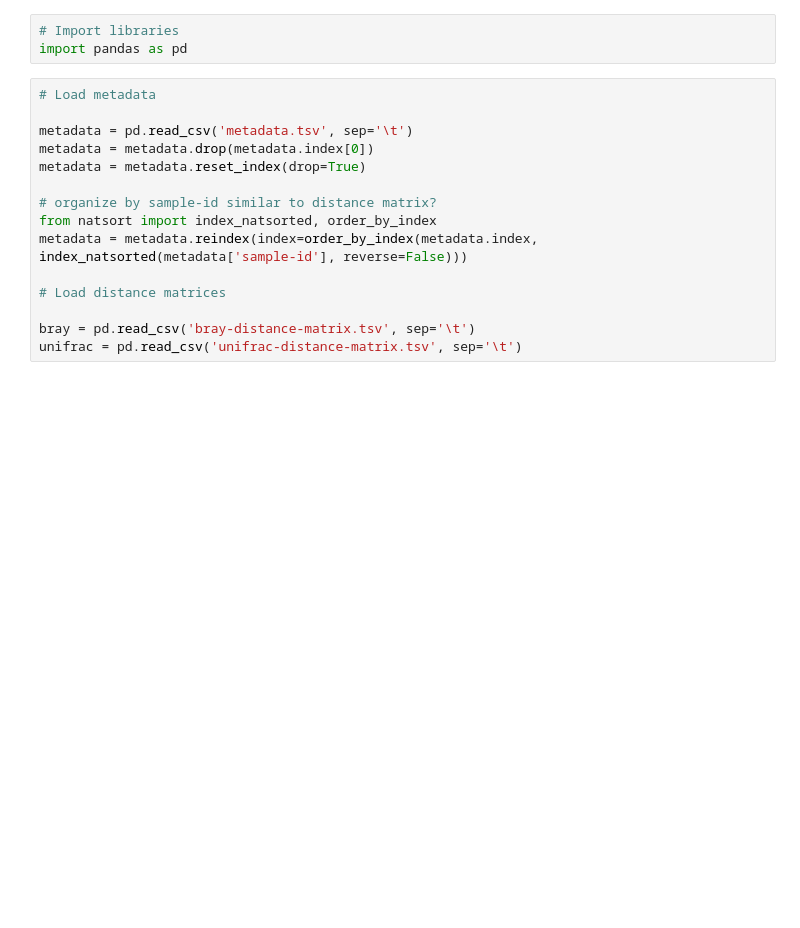
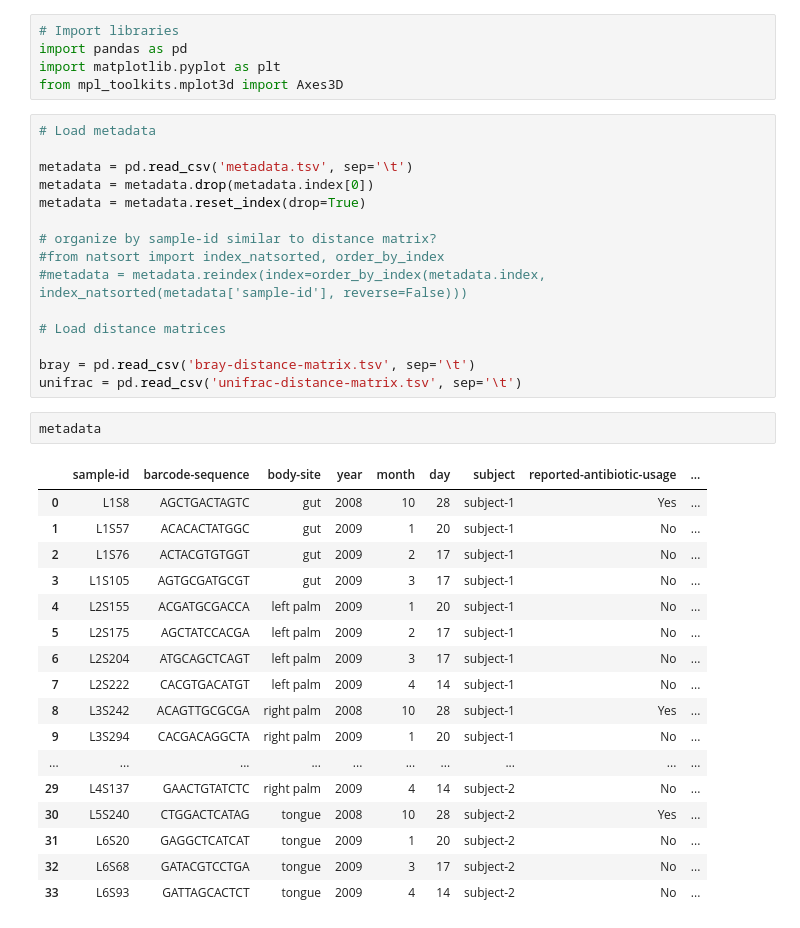
Before and after one commit to FastQCS3-direct/fastqcs3, a Jupyter notebook: beta_diversity_plots.ipynb, the cells around one changed output. Saved outputs shown, nothing was run; the diff lists cells and outputs as text; blank space fills up the shorter version.

```diff
--- a/beta_diversity_plots.ipynb
+++ b/beta_diversity_plots.ipynb
@@ -1,6 +1,8 @@
 # %%
 # Import libraries
 import pandas as pd
+import matplotlib.pyplot as plt
+from mpl_toolkits.mplot3d import Axes3D
 # %%
 # Load metadata
 
@@ -9,11 +11,31 @@ metadata = metadata.drop(metadata.index[0])
 metadata = metadata.reset_index(drop=True)
 
 # organize by sample-id similar to distance matrix?
-from natsort import index_natsorted, order_by_index
-metadata = metadata.reindex(index=order_by_index(metadata.index, index_natsorted(metadata['sample-id'], reverse=False)))
+#from natsort import index_natsorted, order_by_index
+#metadata = metadata.reindex(index=order_by_index(metadata.index, index_natsorted(metadata['sample-id'], reverse=False)))
 
 # Load distance matrices
 
 bray = pd.read_csv('bray-distance-matrix.tsv', sep='\t')
 unifrac = pd.read_csv('unifrac-distance-matrix.tsv', sep='\t')
+# %%
+metadata
+# %% [output]
+|  | sample-id | barcode-sequence | body-site | year | month | day | subject | reported-antibiotic-usage | ... |
+| 0 | L1S8 | AGCTGACTAGTC | gut | 2008 | 10 | 28 | subject-1 | Yes | ... |
+| 1 | L1S57 | ACACACTATGGC | gut | 2009 | 1 | 20 | subject-1 | No | ... |
+| 2 | L1S76 | ACTACGTGTGGT | gut | 2009 | 2 | 17 | subject-1 | No | ... |
+| 3 | L1S105 | AGTGCGATGCGT | gut | 2009 | 3 | 17 | subject-1 | No | ... |
+| 4 | L2S155 | ACGATGCGACCA | left palm | 2009 | 1 | 20 | subject-1 | No | ... |
+| 5 | L2S175 | AGCTATCCACGA | left palm | 2009 | 2 | 17 | subject-1 | No | ... |
+| 6 | L2S204 | ATGCAGCTCAGT | left palm | 2009 | 3 | 17 | subject-1 | No | ... |
+| 7 | L2S222 | CACGTGACATGT | left palm | 2009 | 4 | 14 | subject-1 | No | ... |
+| 8 | L3S242 | ACAGTTGCGCGA | right palm | 2008 | 10 | 28 | subject-1 | Yes | ... |
+| 9 | L3S294 | CACGACAGGCTA | right palm | 2009 | 1 | 20 | subject-1 | No | ... |
+| ... | ... | ... | ... | ... | ... | ... | ... | ... | ... |
+| 29 | L4S137 | GAACTGTATCTC | right palm | 2009 | 4 | 14 | subject-2 | No | ... |
+| 30 | L5S240 | CTGGACTCATAG | tongue | 2008 | 10 | 28 | subject-2 | Yes | ... |
+| 31 | L6S20 | GAGGCTCATCAT | tongue | 2009 | 1 | 20 | subject-2 | No | ... |
+| 32 | L6S68 | GATACGTCCTGA | tongue | 2009 | 3 | 17 | subject-2 | No | ... |
+| 33 | L6S93 | GATTAGCACTCT | tongue | 2009 | 4 | 14 | subject-2 | No | ... |
 # %%
```
Also changed, not shown: parts of 6 cells of this notebook.
